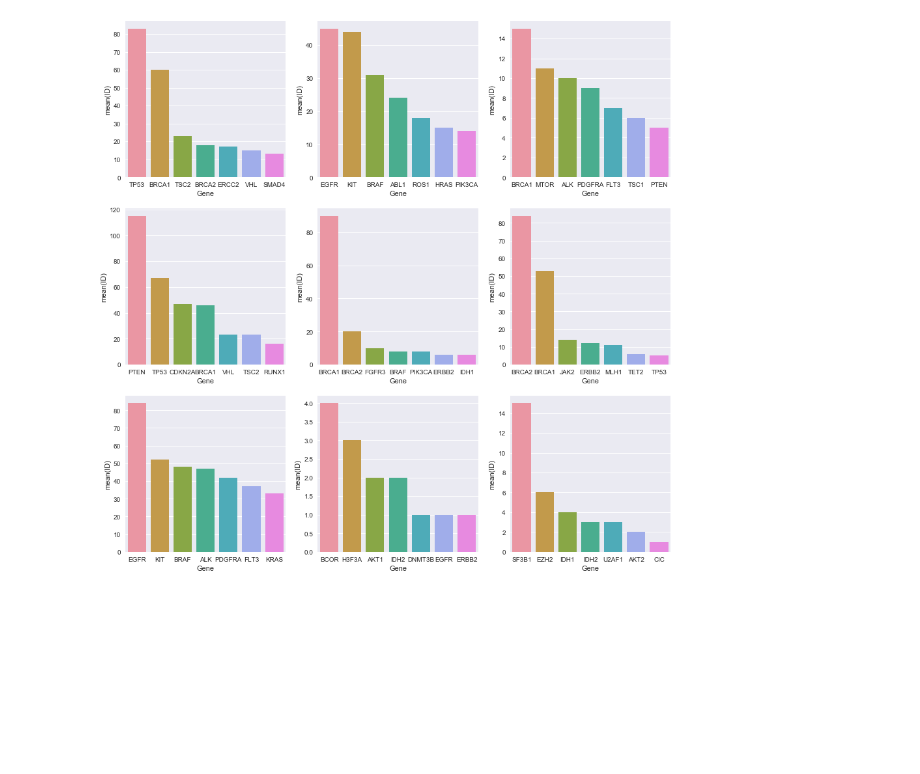
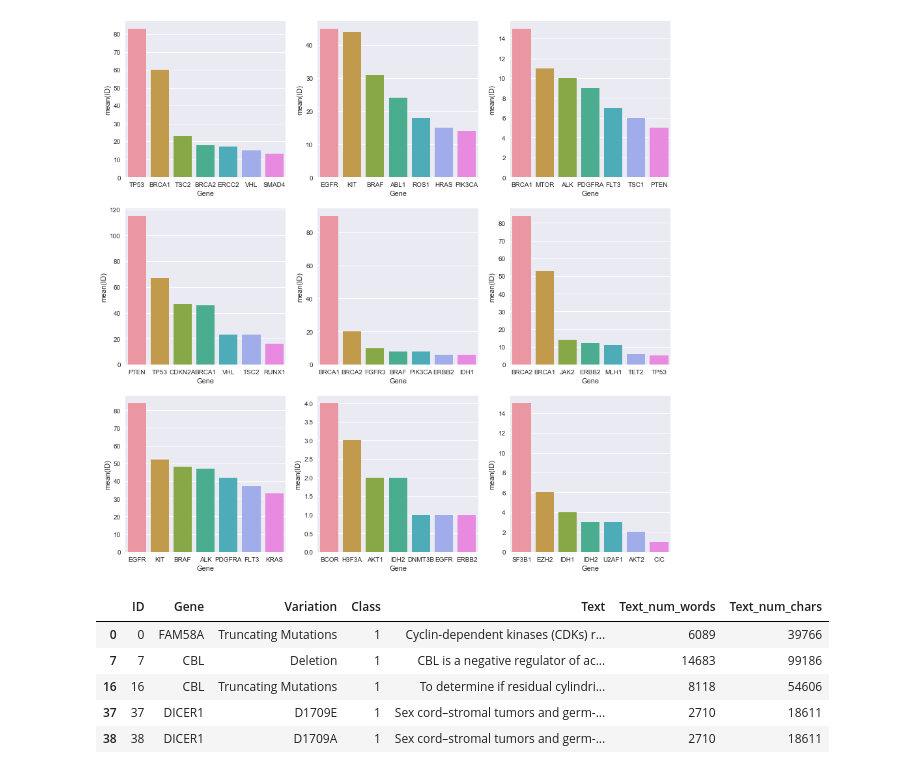
Before and after one commit to saurabhrpi/Personalized-Medicine-Redifining-Cancer-Treatment, a Jupyter notebook: Personalized Medicine.ipynb, the cells around one changed output. Cells and saved outputs as stored; diff of their text form; code cells hidden in the pictures; blank space fills up the shorter version.

```diff
--- a/Personalized Medicine.ipynb
+++ b/Personalized Medicine.ipynb
@@ -204,0 +195,10 @@ for i in range(3):
+# %%
+train_full = trainV.merge(train_text_df, how="inner", left_on="ID", right_on="ID")
+train_full[train_full["Class"]==1].head()
+# %% [output]
+|  | ID | Gene | Variation | Class | Text | Text_num_words | Text_num_chars |
+| 0 | 0 | FAM58A | Truncating Mutations | 1 | Cyclin-dependent kinases (CDKs) r... | 6089 | 39766 |
+| 7 | 7 | CBL | Deletion | 1 | CBL is a negative regulator of ac... | 14683 | 99186 |
+| 16 | 16 | CBL | Truncating Mutations | 1 | To determine if residual cylindri... | 8118 | 54606 |
+| 37 | 37 | DICER1 | D1709E | 1 | Sex cord–stromal tumors and germ-... | 2710 | 18611 |
+| 38 | 38 | DICER1 | D1709A | 1 | Sex cord–stromal tumors and germ-... | 2710 | 18611 |
```
Also changed, not shown: parts of 6 cells of this notebook.
